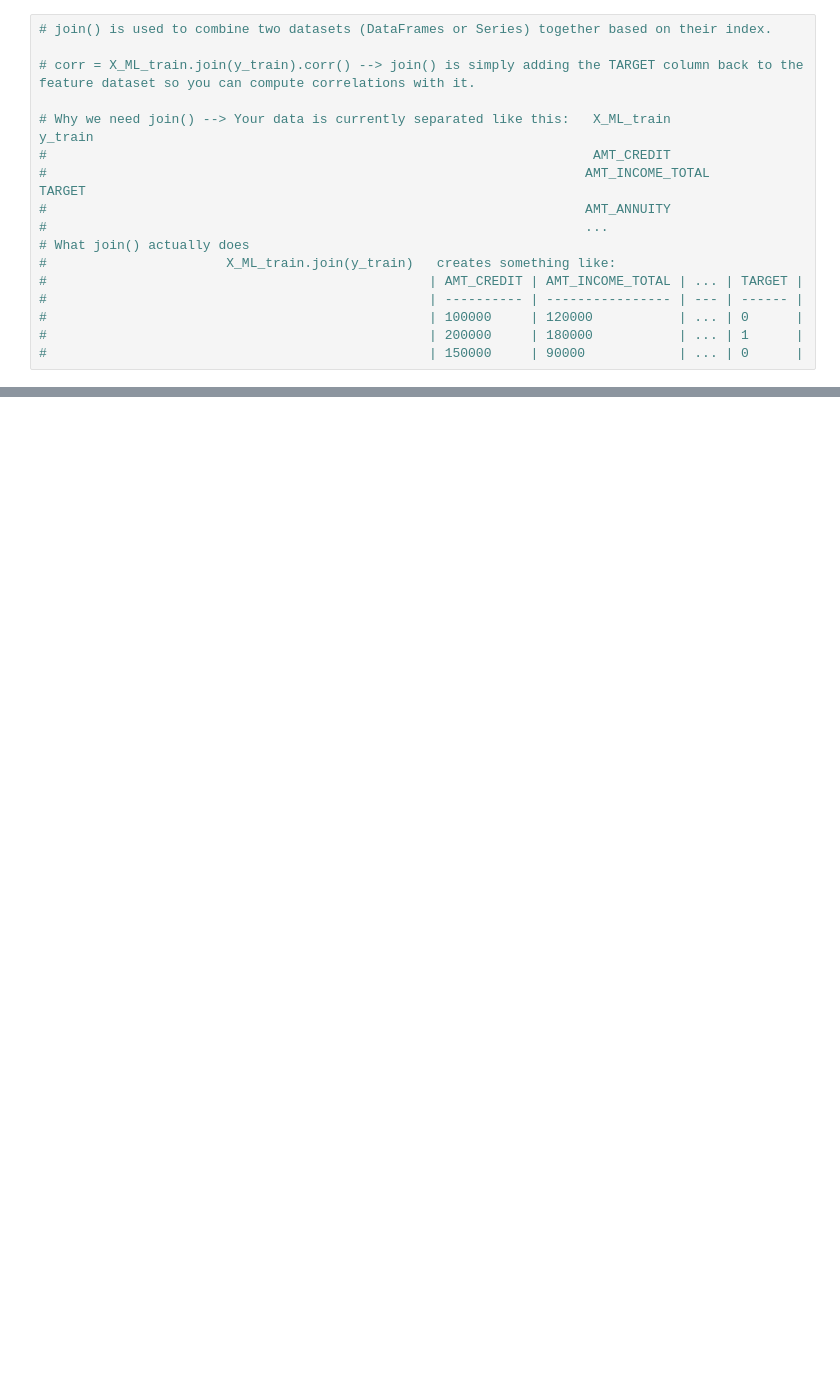
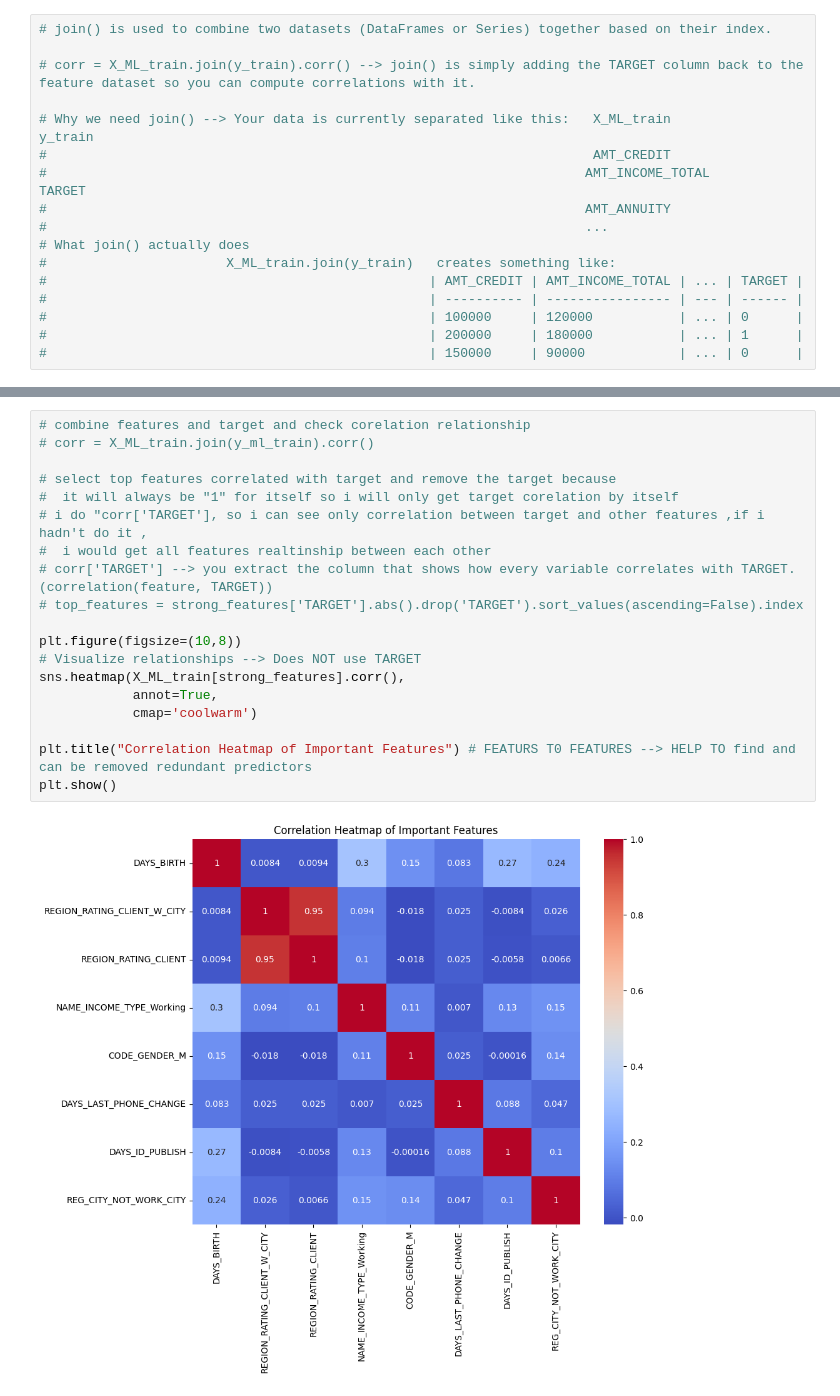
Before and after one commit to Mesterumit/Loan_Repay_-U4-END-, a Jupyter notebook: notebooks/Repay_loan_api.ipynb, the cells around one changed output, grey strips where cells are left out. Cells and saved outputs as stored; diff of their text form; blank space fills up the shorter version.

```diff
--- a/notebooks/Repay_loan_api.ipynb
+++ b/notebooks/Repay_loan_api.ipynb
@@ -593,0 +643,21 @@ ValueError: could not convert string to float: 'Cash loans'
+# %%
+# combine features and target and check corelation relationship
+# corr = X_ML_train.join(y_ml_train).corr()
+
+# select top features correlated with target and remove the target because
+#  it will always be "1" for itself so i will only get target corelation by itself
+# i do "corr['TARGET'], so i can see only correlation between target and other features ,if i hadn't do it ,
+#  i would get all features realtinship between each other
+# corr['TARGET'] --> you extract the column that shows how every variable correlates with TARGET.(correlation(feature, TARGET))
+# top_features = strong_features['TARGET'].abs().drop('TARGET').sort_values(ascending=False).index
+
+plt.figure(figsize=(10,8))
+# Visualize relationships --> Does NOT use TARGET
+sns.heatmap(X_ML_train[strong_features].corr(),
+            annot=True,
+            cmap='coolwarm')
+
+plt.title("Correlation Heatmap of Important Features") # FEATURS T0 FEATURES --> HELP TO find and can be removed redundant predictors
+plt.show()
+# %% [output]
+[figure, added]
```
Also changed, not shown: parts of 19 cells of this notebook.
